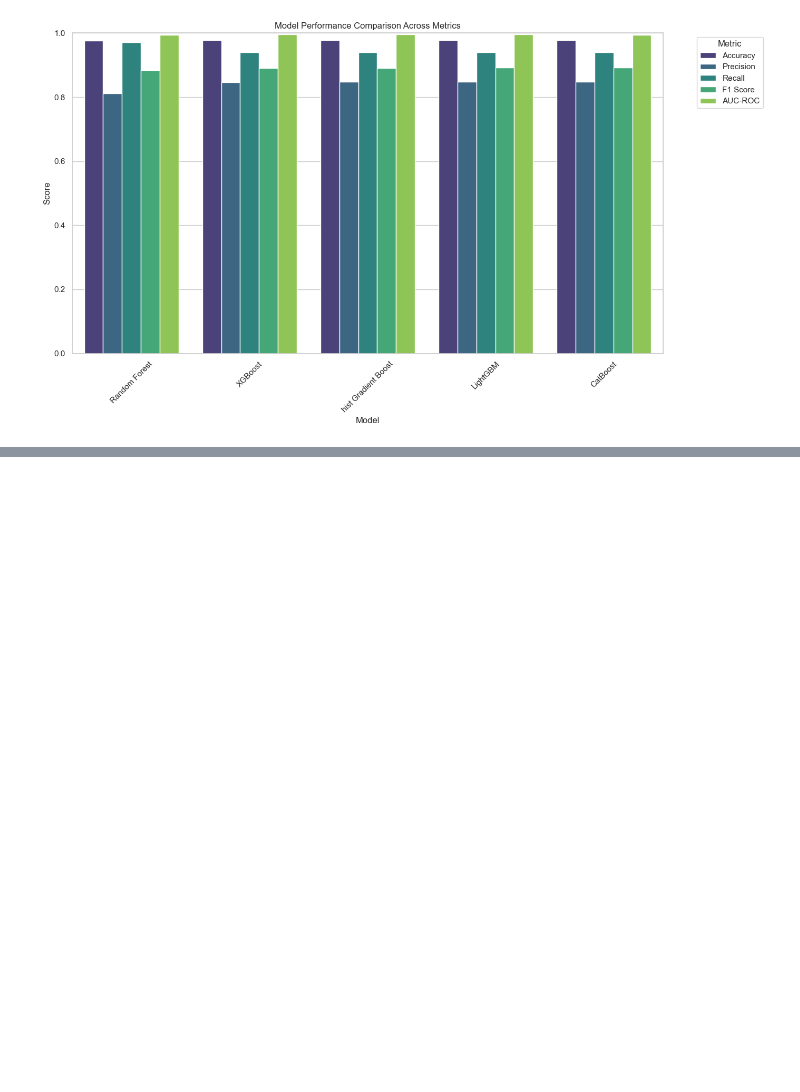
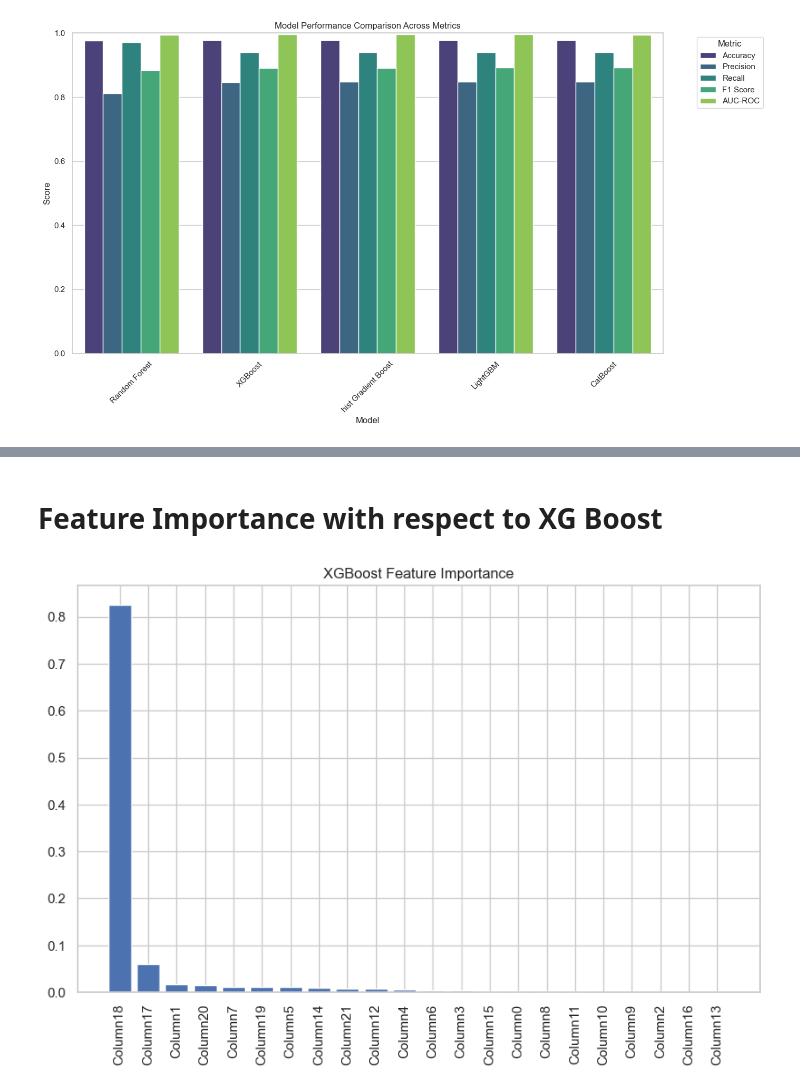
Before and after one commit to Periya-Samy-01/GSTN, a Jupyter notebook: ensemble_models_evaluation.ipynb, the cells around one changed output, grey strips where cells are left out. Drawn from its saved outputs; the diff is of its cells as text; code cells hidden in the pictures; blank space fills up the shorter version.

```diff
--- a/ensemble_models_evaluation.ipynb
+++ b/ensemble_models_evaluation.ipynb
@@ -162,0 +178,15 @@ plt.show()
+# %% [markdown]
+# Feature Importance with respect to XG Boost
+# %%
+# XGBoost Feature Importance
+importances_xgb = xgb_model.feature_importances_
+indices_xgb = np.argsort(importances_xgb)[::-1]
+
+# Plot feature importance
+plt.figure(figsize=(10, 6))
+plt.title("XGBoost Feature Importance")
+plt.bar(range(len(importances_xgb)), importances_xgb[indices_xgb], align="center")
+plt.xticks(range(len(importances_xgb)), X_test.columns[indices_xgb], rotation=90)
+plt.show()
+# %% [output]
+[figure, added]
```
Also changed, not shown: parts of 2 cells of this notebook, 10 other files.
